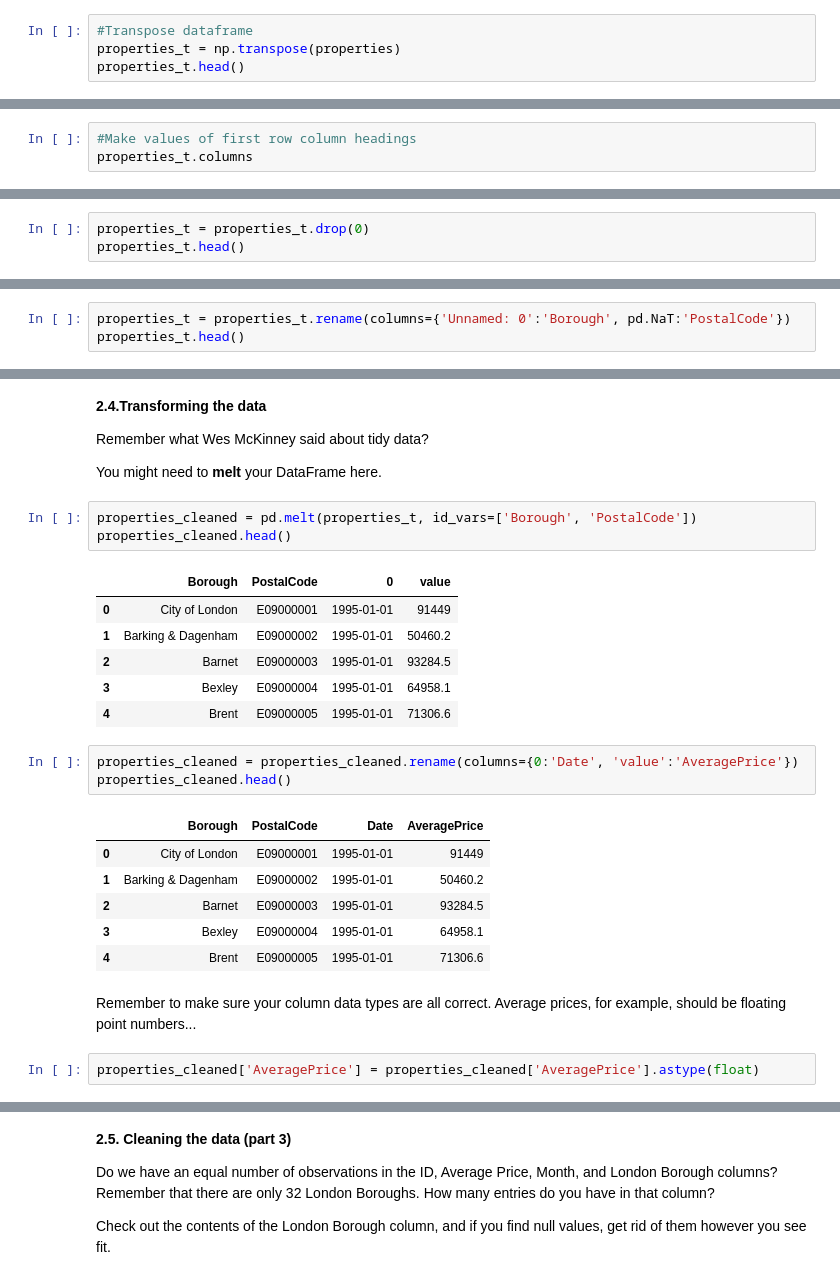
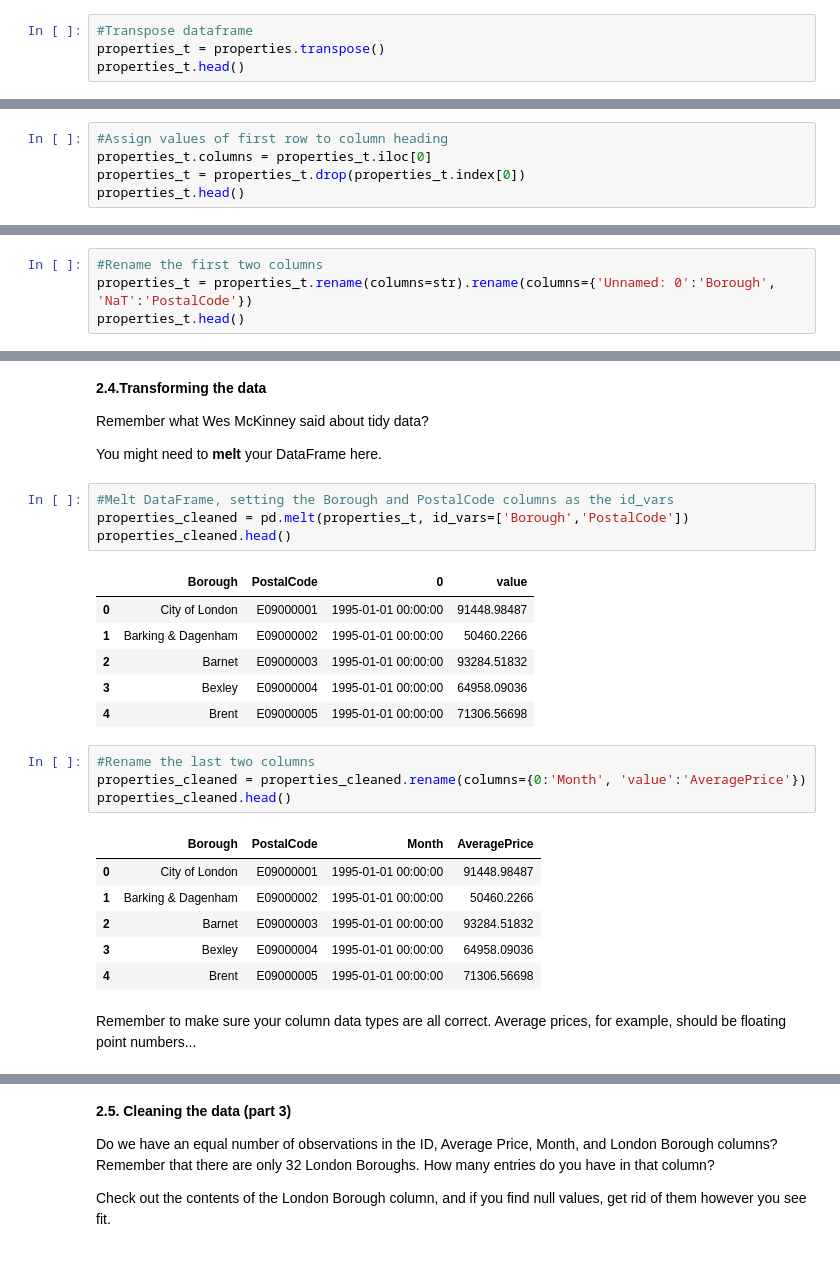
Before and after one commit to smaxwell953/Springboard_DSC_Career_Track, a Jupyter notebook: 04.03_Unit_4_Challenge/Unit 4 Challenge - Tier 3.ipynb, the cells around one changed output, grey strips where cells are left out. Drawn from its saved outputs; the diff is of its cells as text.

```diff
--- a/04.03_Unit_4_Challenge/Unit 4 Challenge - Tier 3.ipynb
+++ b/04.03_Unit_4_Challenge/Unit 4 Challenge - Tier 3.ipynb
@@ -124,7 +140,7 @@ You might find you need to transpose your dataframe, check out what its row inde
 Don't be afraid to use StackOverflow for help  with this.
 # %%
 #Transpose dataframe
-properties_t = np.transpose(properties)
+properties_t = properties.transpose()
 properties_t.head()
 # %% [output]
 |  | 0 | 1 | 2 | 3 | 4 | 5 | 6 | 7 | 8 | 9 | ... | ... |
@@ -165,4 +165,6 @@ properties_t.head()
 # %%
-#Make values of first row column headings
-properties_t.columns
+#Assign values of first row to column heading
+properties_t.columns = properties_t.iloc[0]
+properties_t = properties_t.drop(properties_t.index[0])
+properties_t.head()
 # %% [output]
@@ -192,3 +177,0 @@ properties_t.head()
-# %%
-properties_t = properties_t.drop(0)
-properties_t.head()
@@ -205,7 +180,8 @@ properties_t.head()
 
 You might we have to **rename** a couple columns. How do you do this? The clue's pretty bold...
 # %%
-properties_t = properties_t.rename(columns={'Unnamed: 0':'Borough', pd.NaT:'PostalCode'})
+#Rename the first two columns
+properties_t = properties_t.rename(columns=str).rename(columns={'Unnamed: 0':'Borough', 'NaT':'PostalCode'})
 properties_t.head()
 # %% [output]
 |  | Borough | PostalCode | 1995-01-01 00:00:00 | 1995-02-01 00:00:00 | 1995-03-01 00:00:00 | ... |
@@ -222,26 +198,26 @@ Remember what Wes McKinney said about tidy data?
 
 You might need to **melt** your DataFrame here.
 # %%
-properties_cleaned = pd.melt(properties_t, id_vars=['Borough', 'PostalCode'])
+#Melt DataFrame, setting the Borough and PostalCode columns as the id_vars
+properties_cleaned = pd.melt(properties_t, id_vars=['Borough','PostalCode'])
 properties_cleaned.head()
 # %% [output]
 |  | Borough | PostalCode | 0 | value |
-| 0 | City of London | E09000001 | 1995-01-01 | 91449 |
-| 1 | Barking & Dagenham | E09000002 | 1995-01-01 | 50460.2 |
-| 2 | Barnet | E09000003 | 1995-01-01 | 93284.5 |
-| 3 | Bexley | E09000004 | 1995-01-01 | 64958.1 |
-| 4 | Brent | E09000005 | 1995-01-01 | 71306.6 |
+| 0 | City of London | E09000001 | 1995-01-01 00:00:00 | 91448.98487 |
+| 1 | Barking & Dagenham | E09000002 | 1995-01-01 00:00:00 | 50460.2266 |
+| 2 | Barnet | E09000003 | 1995-01-01 00:00:00 | 93284.51832 |
+| 3 | Bexley | E09000004 | 1995-01-01 00:00:00 | 64958.09036 |
+| 4 | Brent | E09000005 | 1995-01-01 00:00:00 | 71306.56698 |
 # %%
-properties_cleaned = properties_cleaned.rename(columns={0:'Date', 'value':'AveragePrice'})
+#Rename the last two columns
+properties_cleaned = properties_cleaned.rename(columns={0:'Month', 'value':'AveragePrice'})
 properties_cleaned.head()
 # %% [output]
-|  | Borough | PostalCode | Date | AveragePrice |
-| 0 | City of London | E09000001 | 1995-01-01 | 91449 |
-| 1 | Barking & Dagenham | E09000002 | 1995-01-01 | 50460.2 |
-| 2 | Barnet | E09000003 | 1995-01-01 | 93284.5 |
-| 3 | Bexley | E09000004 | 1995-01-01 | 64958.1 |
-| 4 | Brent | E09000005 | 1995-01-01 | 71306.6 |
+|  | Borough | PostalCode | Month | AveragePrice |
+| 0 | City of London | E09000001 | 1995-01-01 00:00:00 | 91448.98487 |
+| 1 | Barking & Dagenham | E09000002 | 1995-01-01 00:00:00 | 50460.2266 |
+| 2 | Barnet | E09000003 | 1995-01-01 00:00:00 | 93284.51832 |
+| 3 | Bexley | E09000004 | 1995-01-01 00:00:00 | 64958.09036 |
+| 4 | Brent | E09000005 | 1995-01-01 00:00:00 | 71306.56698 |
 # %% [markdown]
 Remember to make sure your column data types are all correct. Average prices, for example, should be floating point numbers...
-# %%
-properties_cleaned['AveragePrice'] = properties_cleaned['AveragePrice'].astype(float)
```
Also changed, not shown: parts of 40 cells of this notebook.
